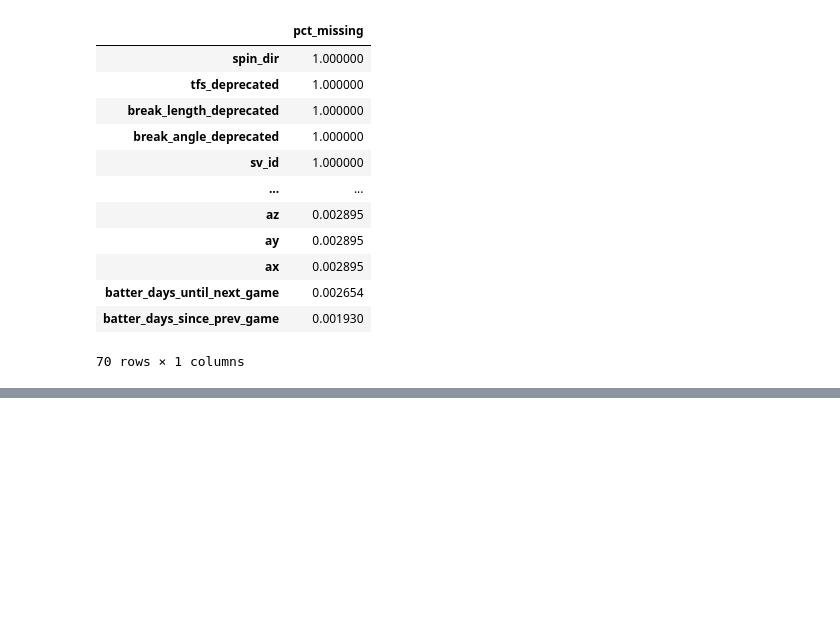
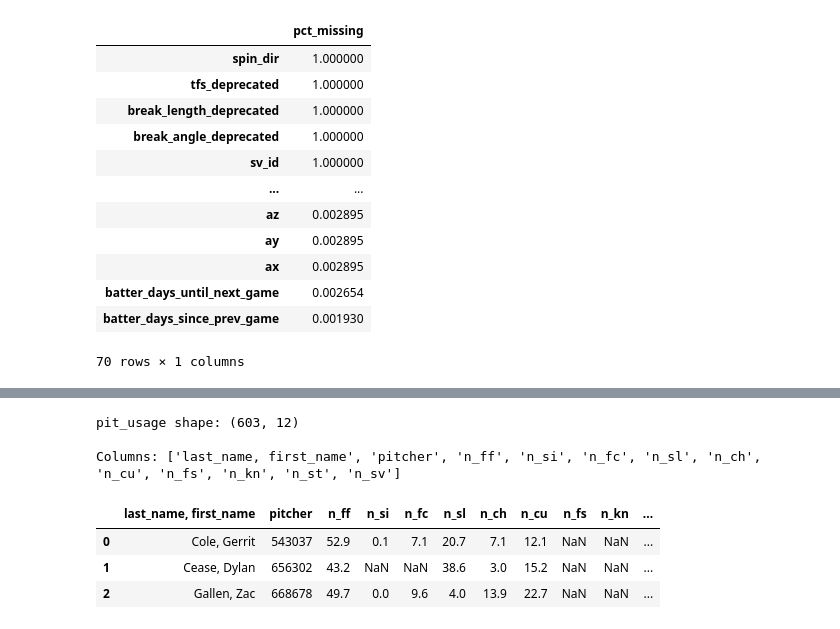
Before and after one commit to yihoolan/MLB-Pitch-Predictor, a Jupyter notebook: exploration/01_pybaseball_installation_check.ipynb, the cells around one changed output, grey strips where cells are left out. Saved outputs shown, nothing was run; the diff lists cells and outputs as text; code cells hidden in the pictures; blank space fills up the shorter version.

```diff
--- a/exploration/01_pybaseball_installation_check.ipynb
+++ b/exploration/01_pybaseball_installation_check.ipynb
@@ -115,0 +131,19 @@ Name: count, dtype: int64
+# %%
+# ── Pitcher pitch-usage % (prior year) ────────────────────────────────────────
+from pybaseball import statcast_pitcher_pitch_arsenal, statcast_pitcher_arsenal_stats
+
+SEASON = int(df["game_year"].max())   # e.g. 2024
+PRIOR  = SEASON - 1                   # e.g. 2023  ← leak-free
+
+pit_usage = statcast_pitcher_pitch_arsenal(PRIOR, arsenal_type="n_")
+print("pit_usage shape:", pit_usage.shape)
+print("\nColumns:", pit_usage.columns.tolist())
+pit_usage.head(3)
+# %% [output]
+pit_usage shape: (603, 12)
+
+Columns: ['last_name, first_name', 'pitcher', 'n_ff', 'n_si', 'n_fc', 'n_sl', 'n_ch', 'n_cu', 'n_fs', 'n_kn', 'n_st', 'n_sv']
+|  | last_name, first_name | pitcher | n_ff | n_si | n_fc | n_sl | n_ch | n_cu | n_fs | n_kn | ... |
+| 0 | Cole, Gerrit | 543037 | 52.9 | 0.1 | 7.1 | 20.7 | 7.1 | 12.1 | NaN | NaN | ... |
+| 1 | Cease, Dylan | 656302 | 43.2 | NaN | NaN | 38.6 | 3.0 | 15.2 | NaN | NaN | ... |
+| 2 | Gallen, Zac | 668678 | 49.7 | 0.0 | 9.6 | 4.0 | 13.9 | 22.7 | NaN | NaN | ... |
```
Also changed, not shown: parts of 7 cells of this notebook.
